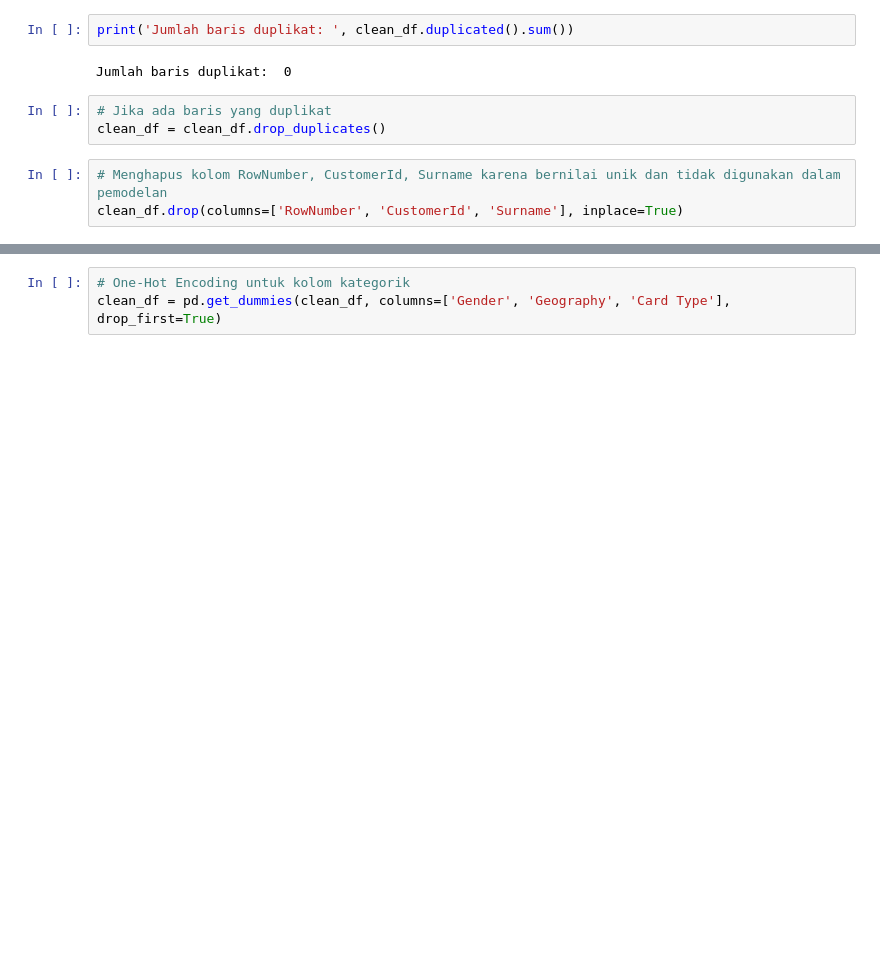
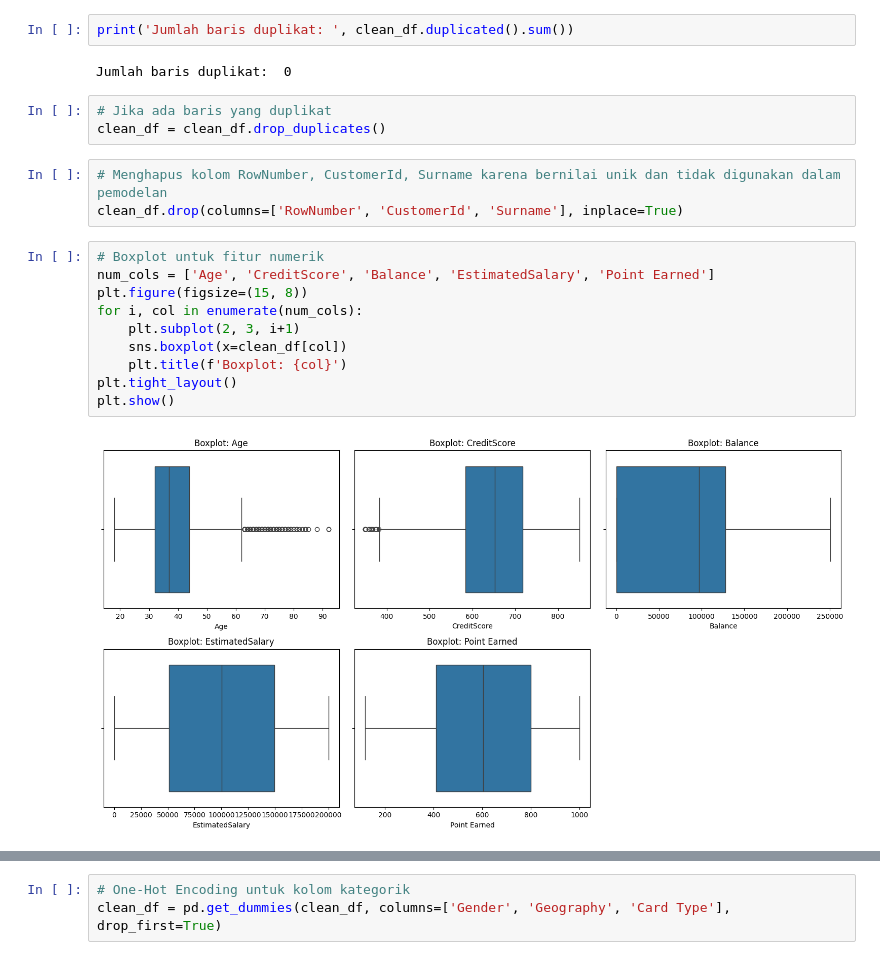
Before and after one commit to hara29/Eksperimen_SML_Cindy-Maharani, a Jupyter notebook: preprocessing/Eksperimen_CindyMaharani.ipynb, the cells around one changed output, grey strips where cells are left out. Saved outputs shown, nothing was run; the diff lists cells and outputs as text; blank space fills up the shorter version.

```diff
--- a/preprocessing/Eksperimen_CindyMaharani.ipynb
+++ b/preprocessing/Eksperimen_CindyMaharani.ipynb
@@ -171,3 +171,15 @@ clean_df = clean_df.drop_duplicates()
 # %%
 # Menghapus kolom RowNumber, CustomerId, Surname karena bernilai unik dan tidak digunakan dalam pemodelan
 clean_df.drop(columns=['RowNumber', 'CustomerId', 'Surname'], inplace=True)
+# %%
+# Boxplot untuk fitur numerik
+num_cols = ['Age', 'CreditScore', 'Balance', 'EstimatedSalary', 'Point Earned']
+plt.figure(figsize=(15, 8))
+for i, col in enumerate(num_cols):
+    plt.subplot(2, 3, i+1)
+    sns.boxplot(x=clean_df[col])
+    plt.title(f'Boxplot: {col}')
+plt.tight_layout()
+plt.show()
+# %% [output]
+[figure, added]
```
Also changed, not shown: parts of 4 cells of this notebook, 1 other file.
